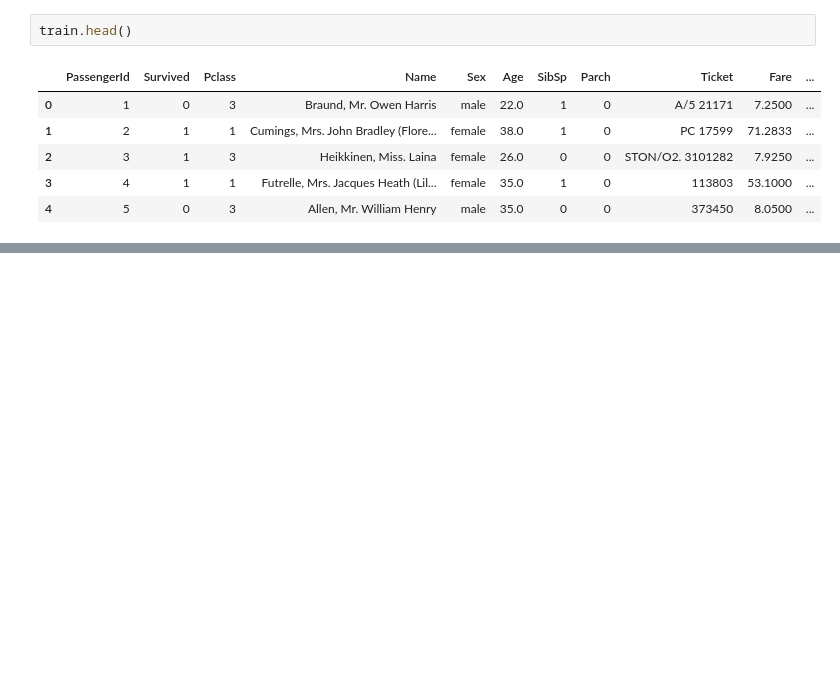
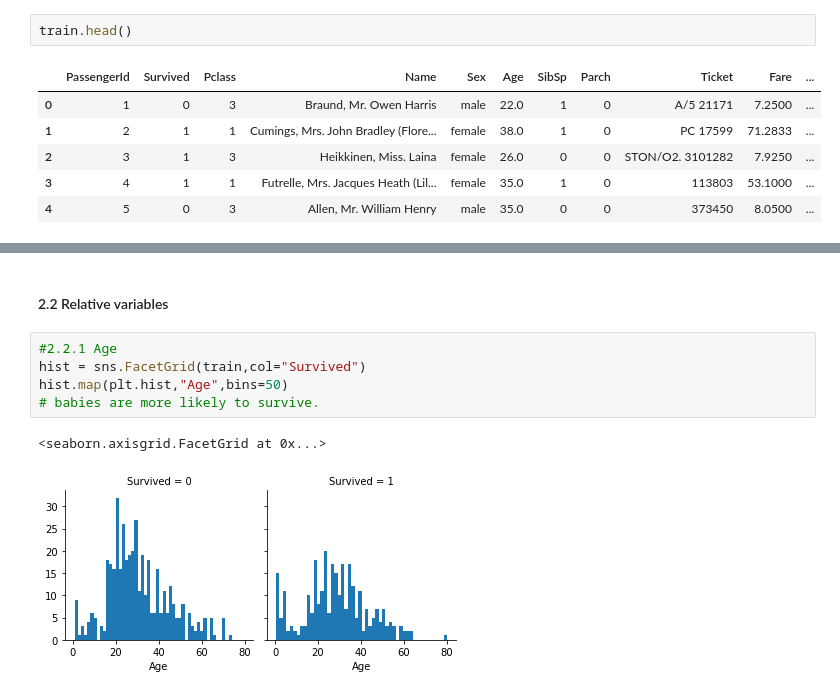
Before and after one commit to madimd163/madimd163, a Jupyter notebook: Random forest.ipynb, the cells around one changed output, grey strips where cells are left out. Saved outputs shown, nothing was run; the diff lists cells and outputs as text; blank space fills up the shorter version.

```diff
--- a/Random forest.ipynb
+++ b/Random forest.ipynb
@@ -43 +72,11 @@ Embarked     0
 dtype: int64
+# %% [markdown]
+#### 2.2 Relative variables
+# %%
+#2.2.1 Age
+hist = sns.FacetGrid(train,col="Survived")
+hist.map(plt.hist,"Age",bins=50)
+# babies are more likely to survive.
+# %% [output]
+<seaborn.axisgrid.FacetGrid at 0x...>
+[figure, added]
```
Also changed, not shown: parts of 30 cells of this notebook.
